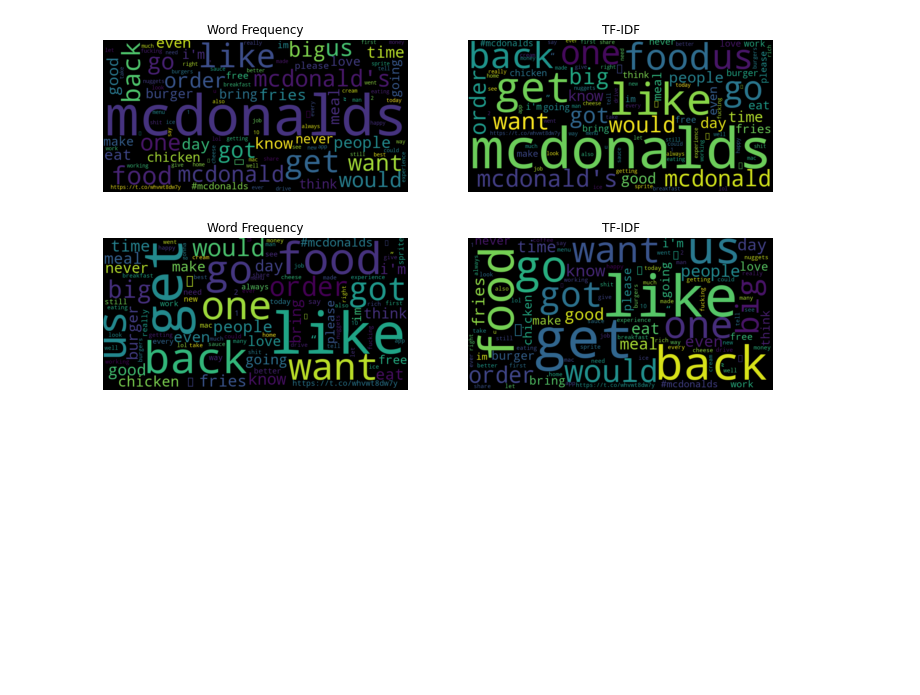
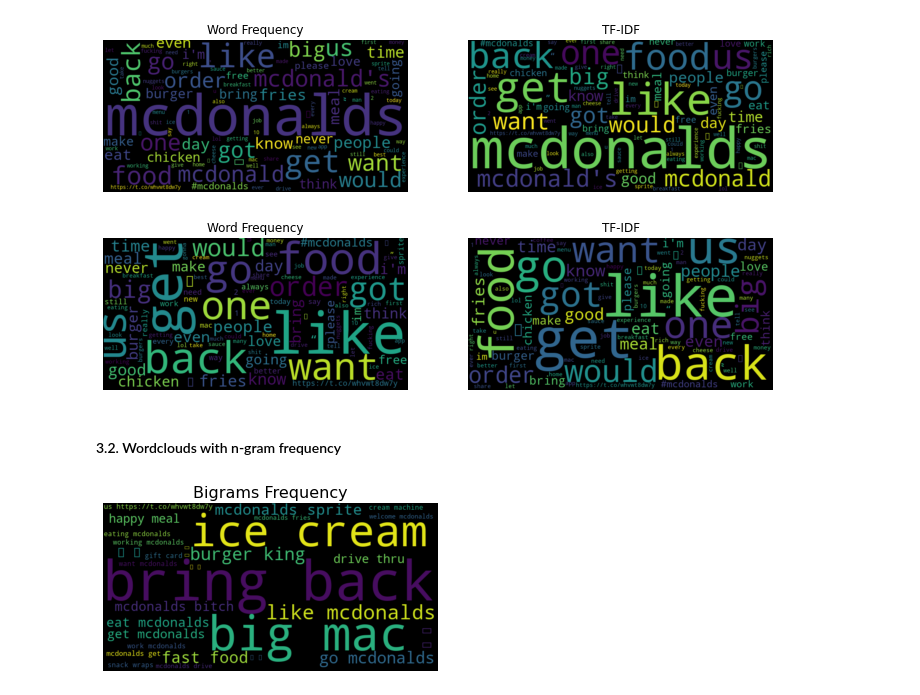
Before and after one commit to polltter/share, a Jupyter notebook: notebooks/kw_extraction.ipynb, the cells around one changed output. Drawn from its saved outputs; the diff is of its cells as text; code cells hidden in the pictures; blank space fills up the shorter version.

Commit message:
update keyword extraction - visualize n-gram frequency in wordclouds: #13

```diff
--- a/notebooks/kw_extraction.ipynb
+++ b/notebooks/kw_extraction.ipynb
@@ -529,7 +529,7 @@ def wordcloud(word_freq, title=None, max_words=100, additional_stopwords=None):
 
     wc.generate_from_frequencies(counter)
 
-    plt.title(title)
+    plt.title(title, fontsize=16)
 
     plt.imshow(wc, interpolation='bilinear')
     plt.axis("off")
@@ -567,3 +567,9 @@ plt.subplot(1,2,2)
 wordcloud(df_freq['tfidf'], title='TF-IDF', additional_stopwords=add_stop)
 # %% [output]
 [figure]
+# %% [markdown]
+#### 3.2. Wordclouds with n-gram frequency
+# %%
+wordcloud(df_freq_ngrams['freq'], title='Bigrams Frequency', max_words=30)
+# %% [output]
+[figure, added]
```
Also changed, not shown: parts of 1 cell of this notebook.
